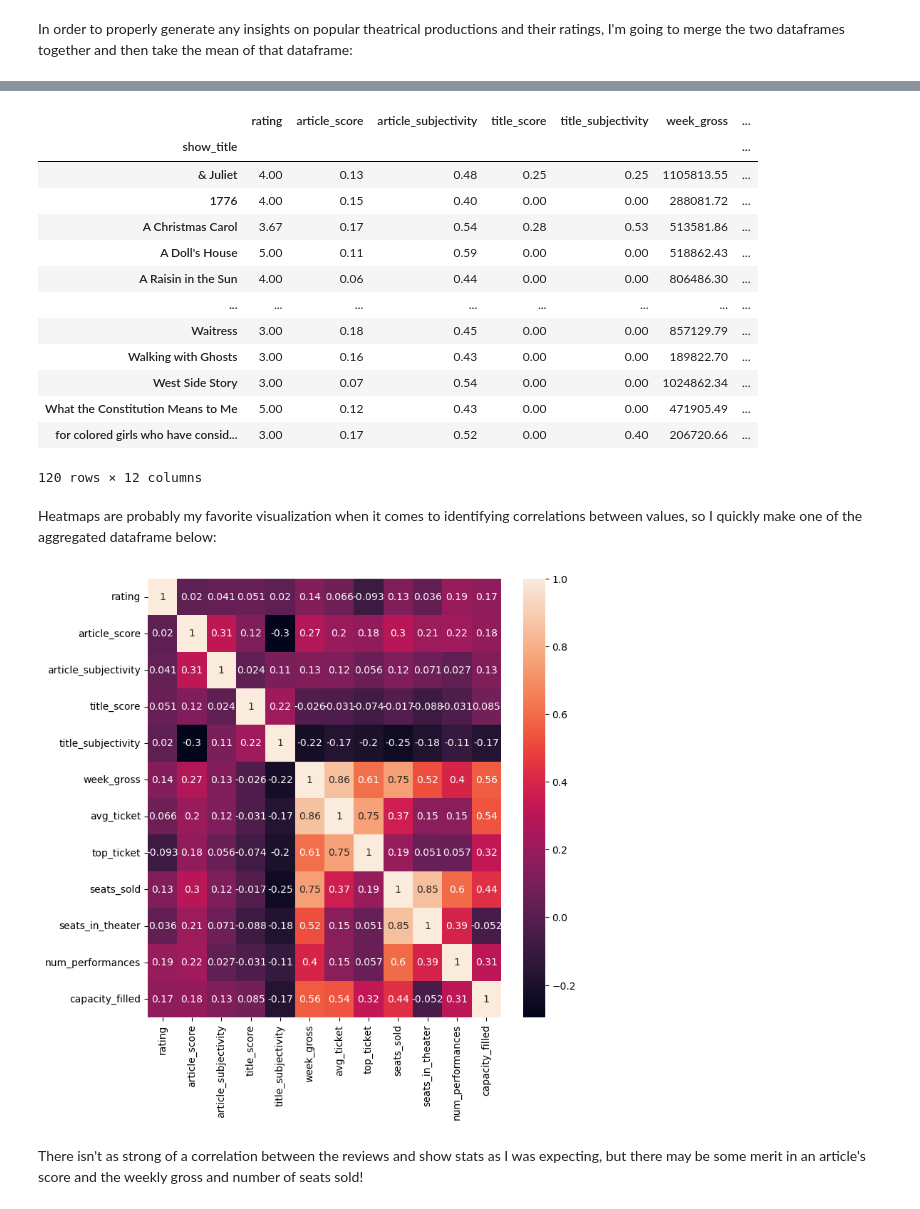
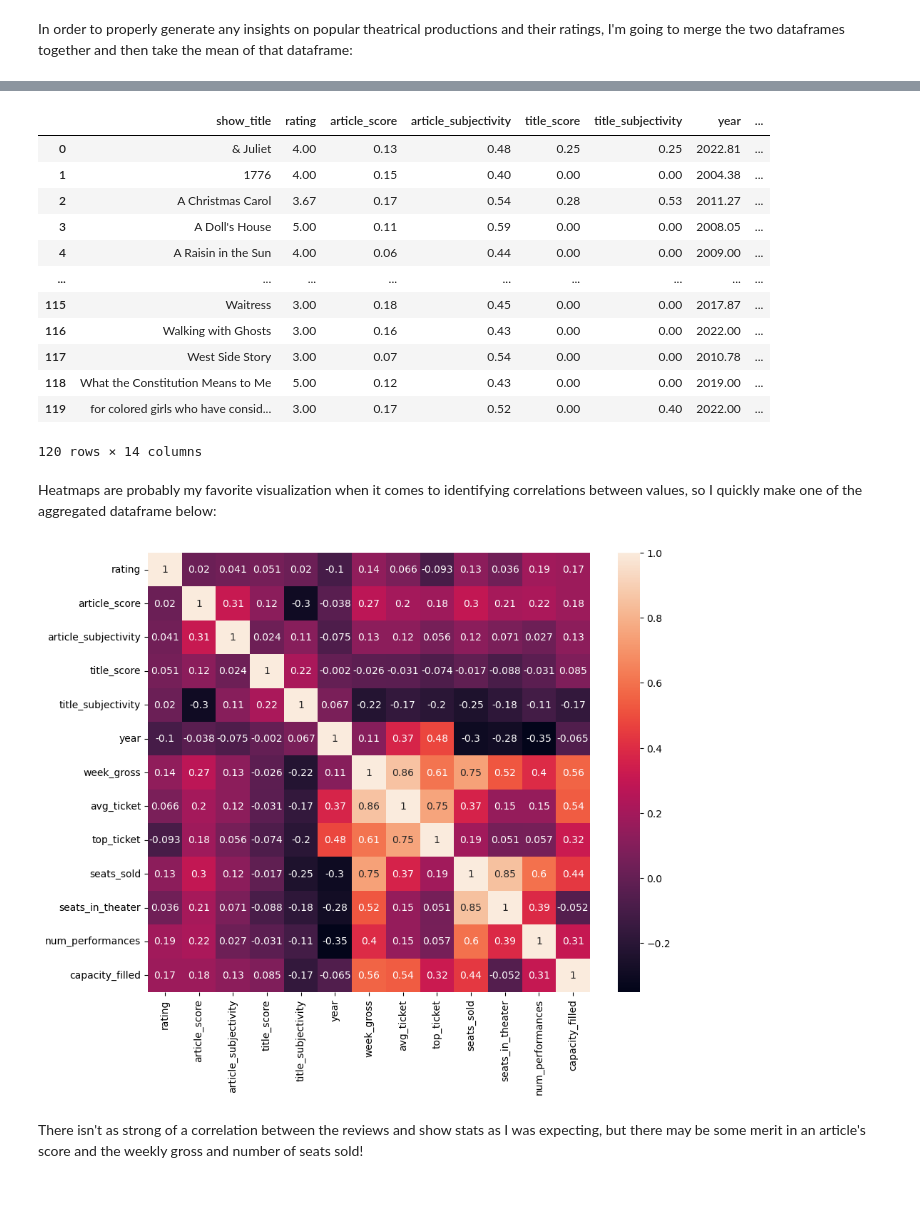
Before and after one commit to kai-tama/Capstone-3, a Jupyter notebook: Notebooks/EDA and Preprocessing.ipynb, the cells around one changed output, grey strips where cells are left out. Saved outputs shown, nothing was run; the diff lists cells and outputs as text; code cells hidden in the pictures.

```diff
--- a/Notebooks/EDA and Preprocessing.ipynb
+++ b/Notebooks/EDA and Preprocessing.ipynb
@@ -663,7 +641,6 @@ That definitely explains it! It also makes sense considering our data, with posi
 # %% [markdown]
 In order to properly generate any insights on popular theatrical productions and their ratings, I'm going to merge the two dataframes together and then take the mean of that dataframe:
 # %%
-final = df.merge(playbill_df, on='show_title', how='inner')
-final.drop(columns=['article_title', 'body', 'year'], inplace=True)
+final = df.merge(playbill_df, on='show_title')
 final
 # %% [output]
@@ -683,29 +660,29 @@ final
 # %%
 agg_final = round(final.groupby('show_title').mean(numeric_only=True), 2)
+agg_final.reset_index(inplace=True)
 agg_final
 # %% [output]
-|  | rating | article_score | article_subjectivity | title_score | title_subjectivity | week_gross | ... |
-| show_title |  |  |  |  |  |  | ... |
-| & Juliet | 4.00 | 0.13 | 0.48 | 0.25 | 0.25 | 1105813.55 | ... |
-| 1776 | 4.00 | 0.15 | 0.40 | 0.00 | 0.00 | 288081.72 | ... |
-| A Christmas Carol | 3.67 | 0.17 | 0.54 | 0.28 | 0.53 | 513581.86 | ... |
-| A Doll's House | 5.00 | 0.11 | 0.59 | 0.00 | 0.00 | 518862.43 | ... |
-| A Raisin in the Sun | 4.00 | 0.06 | 0.44 | 0.00 | 0.00 | 806486.30 | ... |
-| ... | ... | ... | ... | ... | ... | ... | ... |
-| Waitress | 3.00 | 0.18 | 0.45 | 0.00 | 0.00 | 857129.79 | ... |
-| Walking with Ghosts | 3.00 | 0.16 | 0.43 | 0.00 | 0.00 | 189822.70 | ... |
-| West Side Story | 3.00 | 0.07 | 0.54 | 0.00 | 0.00 | 1024862.34 | ... |
-| What the Constitution Means to Me | 5.00 | 0.12 | 0.43 | 0.00 | 0.00 | 471905.49 | ... |
-| for colored girls who have consid... | 3.00 | 0.17 | 0.52 | 0.00 | 0.40 | 206720.66 | ... |
+|  | show_title | rating | article_score | article_subjectivity | title_score | title_subjectivity | year | ... |
+| 0 | & Juliet | 4.00 | 0.13 | 0.48 | 0.25 | 0.25 | 2022.81 | ... |
+| 1 | 1776 | 4.00 | 0.15 | 0.40 | 0.00 | 0.00 | 2004.38 | ... |
+| 2 | A Christmas Carol | 3.67 | 0.17 | 0.54 | 0.28 | 0.53 | 2011.27 | ... |
+| 3 | A Doll's House | 5.00 | 0.11 | 0.59 | 0.00 | 0.00 | 2008.05 | ... |
+| 4 | A Raisin in the Sun | 4.00 | 0.06 | 0.44 | 0.00 | 0.00 | 2009.00 | ... |
+| ... | ... | ... | ... | ... | ... | ... | ... | ... |
+| 115 | Waitress | 3.00 | 0.18 | 0.45 | 0.00 | 0.00 | 2017.87 | ... |
+| 116 | Walking with Ghosts | 3.00 | 0.16 | 0.43 | 0.00 | 0.00 | 2022.00 | ... |
+| 117 | West Side Story | 3.00 | 0.07 | 0.54 | 0.00 | 0.00 | 2010.78 | ... |
+| 118 | What the Constitution Means to Me | 5.00 | 0.12 | 0.43 | 0.00 | 0.00 | 2019.00 | ... |
+| 119 | for colored girls who have consid... | 3.00 | 0.17 | 0.52 | 0.00 | 0.40 | 2022.00 | ... |
-120 rows × 12 columns
+120 rows × 14 columns
 # %% [markdown]
 Heatmaps are probably my favorite visualization when it comes to identifying correlations between values, so I quickly make one of the aggregated dataframe below:
 # %%
-fig, ax = plt.subplots(figsize=(8,8))
+fig, ax = plt.subplots(figsize=(10,8))
 ax = sns.heatmap(agg_final.corr(numeric_only=True), annot=True)
 plt.show()
 # %% [output]
-[figure, old version]
+[figure, new version]
 # %% [markdown]
 There isn't as strong of a correlation between the reviews and show stats as I was expecting, but there may be some merit in an article's score and the weekly gross and number of seats sold!
 # %% [markdown]
```
Also changed, not shown: parts of 56 cells of this notebook.
